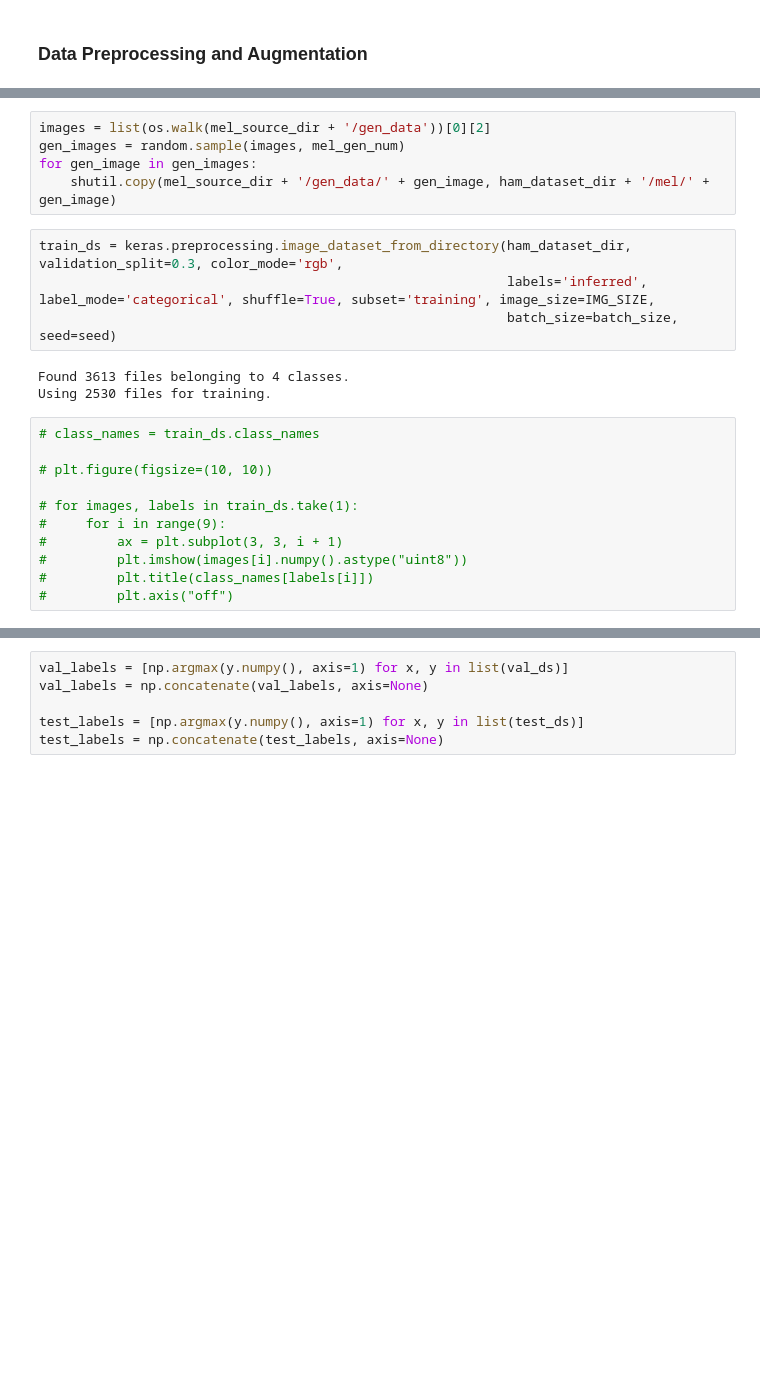
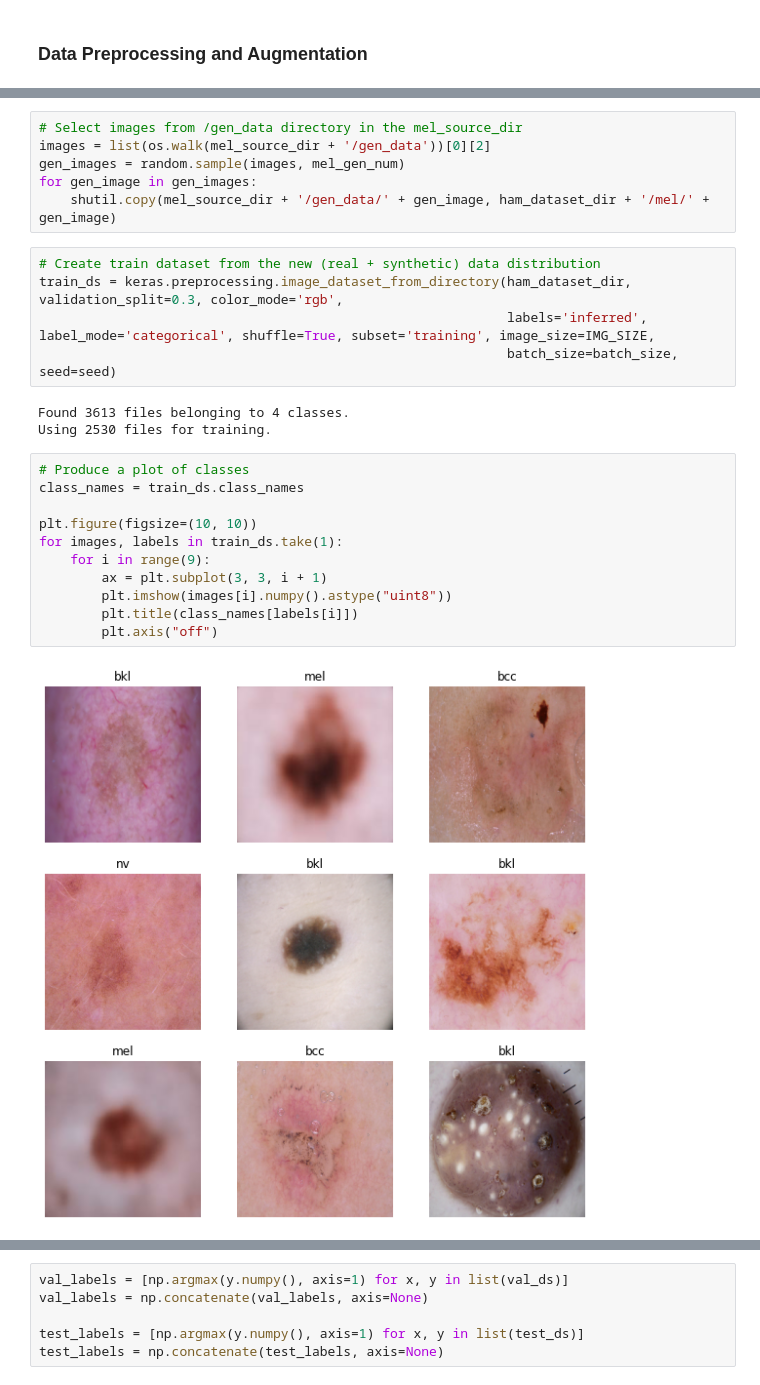
Before and after one commit to CodeNameJacks/dermatoscopic-vae, a Jupyter notebook: ham_classifier.ipynb, the cells around one changed output, grey strips where cells are left out. Cells and saved outputs as stored; diff of their text form; blank space fills up the shorter version.

```diff
--- a/ham_classifier.ipynb
+++ b/ham_classifier.ipynb
@@ -56,24 +52,28 @@ Using 843 files for validation.
 # %%
+# Select images from /gen_data directory in the mel_source_dir
 images = list(os.walk(mel_source_dir + '/gen_data'))[0][2]
 gen_images = random.sample(images, mel_gen_num)
 for gen_image in gen_images:
     shutil.copy(mel_source_dir + '/gen_data/' + gen_image, ham_dataset_dir + '/mel/' + gen_image)
 # %%
+# Create train dataset from the new (real + synthetic) data distribution
 train_ds = keras.preprocessing.image_dataset_from_directory(ham_dataset_dir, validation_split=0.3, color_mode='rgb',
                                                             labels='inferred', label_mode='categorical', shuffle=True, subset='training', image_size=IMG_SIZE,
                                                             batch_size=batch_size, seed=seed)
 # %% [output]
 Found 3613 files belonging to 4 classes.
 Using 2530 files for training.
-# %%
-# class_names = train_ds.class_names
-
-# plt.figure(figsize=(10, 10))
-
-# for images, labels in train_ds.take(1):
-#     for i in range(9):
-#         ax = plt.subplot(3, 3, i + 1)
-#         plt.imshow(images[i].numpy().astype("uint8"))
-#         plt.title(class_names[labels[i]])
-#         plt.axis("off")
+# %%
+# Produce a plot of classes
+class_names = train_ds.class_names
+
+plt.figure(figsize=(10, 10))
+for images, labels in train_ds.take(1):
+    for i in range(9):
+        ax = plt.subplot(3, 3, i + 1)
+        plt.imshow(images[i].numpy().astype("uint8"))
+        plt.title(class_names[labels[i]])
+        plt.axis("off")
+# %% [output]
+[figure, added]
 # %%
```
Also changed, not shown: parts of 50 cells of this notebook.
